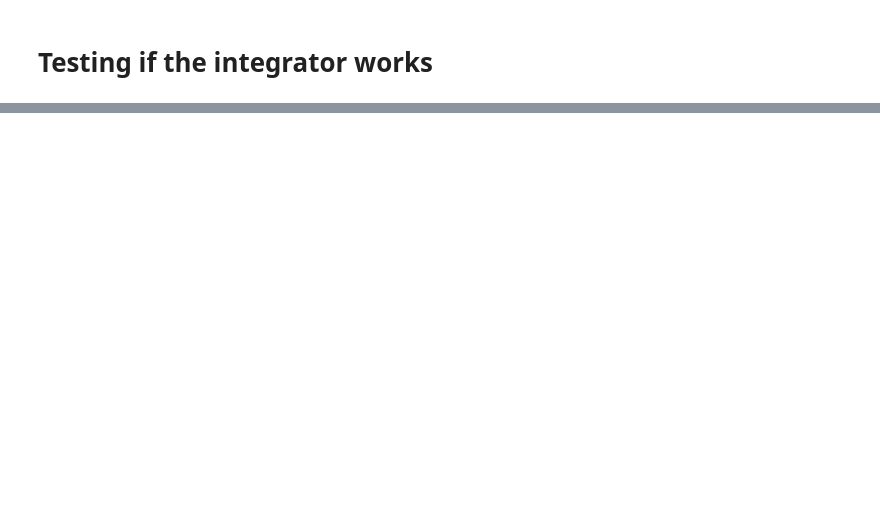
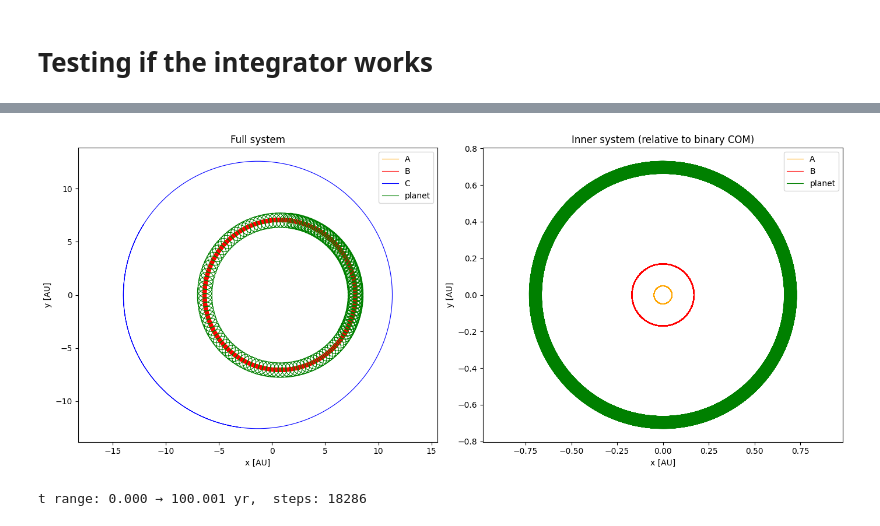
Before and after one commit to emadonev/nbody_exoplanets, a Jupyter notebook: integrator/test.ipynb, the cells around one changed output, grey strips where cells are left out. Cells and saved outputs as stored; diff of their text form; code cells hidden in the pictures; blank space fills up the shorter version.

```diff
--- a/integrator/test.ipynb
+++ b/integrator/test.ipynb
@@ -174,3 +85,61 @@ pos rows
+# %%
+H5_PATH = "data.hdf5"
+
+with h5py.File(H5_PATH, "r") as f:
+    keys = sorted(
+        [k for k in f.keys() if k.startswith("Step_")],
+        key=lambda s: int(s.split("_")[1])
+    )
+    t_list, pos_list = [], []
+    for k in keys:
+        g = f[k]
+        t_list.append(g["time"][:])
+        pos_list.append(g["pos"][:])
+
+t   = np.concatenate(t_list)
+pos = np.concatenate(pos_list)
+
+# Particle storage order: A=0, B=1, C=2, planet=3
+if pos.ndim == 2:
+    pos = pos.reshape(pos.shape[0], pos.shape[1] // 3, 3)
+
+iA, iB, iC, iP = 0, 1, 2, 3
+mA, mB = 0.69, 0.20
+mb = mA + mB
+
+# Binary COM position at each step (for centering inner-orbit plots)
+r_com_bin = (mA * pos[:, iA, :] + mB * pos[:, iB, :]) / mb
+
+# --- Plot 1: full system (all 4 bodies) ---
+fig, axes = plt.subplots(1, 2, figsize=(14, 6))
+
+ax = axes[0]
+ax.set_title("Full system")
+for idx, label, color in [(iA, "A", "orange"), (iB, "B", "red"),
+                           (iC, "C", "blue"),  (iP, "planet", "green")]:
+    mask = np.isfinite(pos[:, idx, 0])
+    ax.plot(pos[mask, idx, 0], pos[mask, idx, 1], label=label, lw=0.8, color=color)
+ax.set_xlabel("x [AU]"); ax.set_ylabel("y [AU]")
+ax.axis("equal"); ax.legend()
+
+# --- Plot 2: inner system relative to binary COM ---
+ax = axes[1]
+ax.set_title("Inner system (relative to binary COM)")
+for idx, label, color in [(iA, "A", "orange"), (iB, "B", "red"), (iP, "planet", "green")]:
+    mask = np.isfinite(pos[:, idx, 0])
+    ax.plot(pos[mask, idx, 0] - r_com_bin[mask, 0],
+            pos[mask, idx, 1] - r_com_bin[mask, 1],
+            label=label, lw=0.8, color=color)
+ax.set_xlabel("x [AU]"); ax.set_ylabel("y [AU]")
+ax.axis("equal"); ax.legend()
+
+plt.tight_layout()
+plt.show()
+
+print(f"t range: {t[0]:.3f} → {t[-1]:.3f} yr,  steps: {len(t)}")
+# %% [output]
+[figure, added]
+t range: 0.000 → 100.001 yr,  steps: 18286
 # %%
 with h5py.File(H5_PATH, "r") as f:
     keys = sorted(
```
Also changed, not shown: parts of 18 cells of this notebook, 14 other files.
